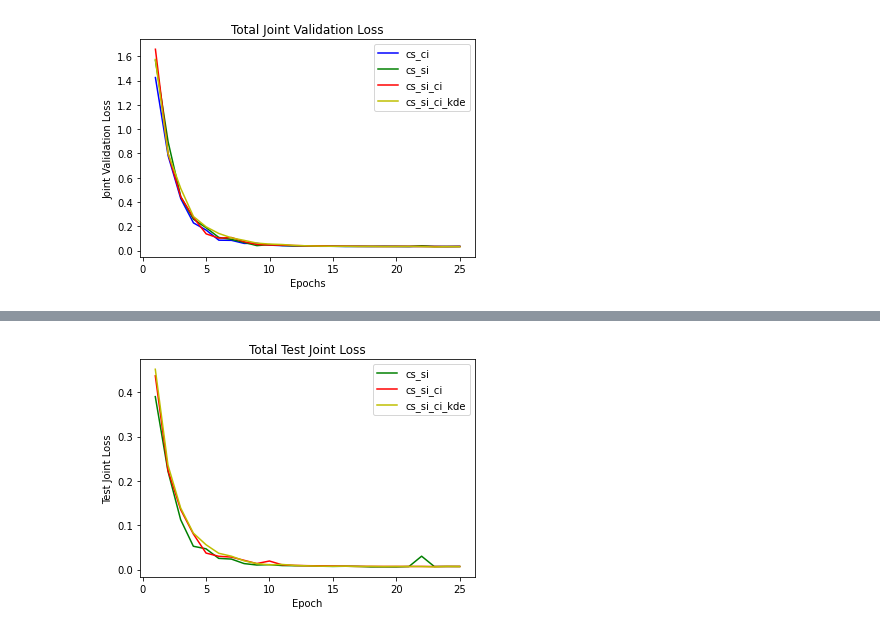
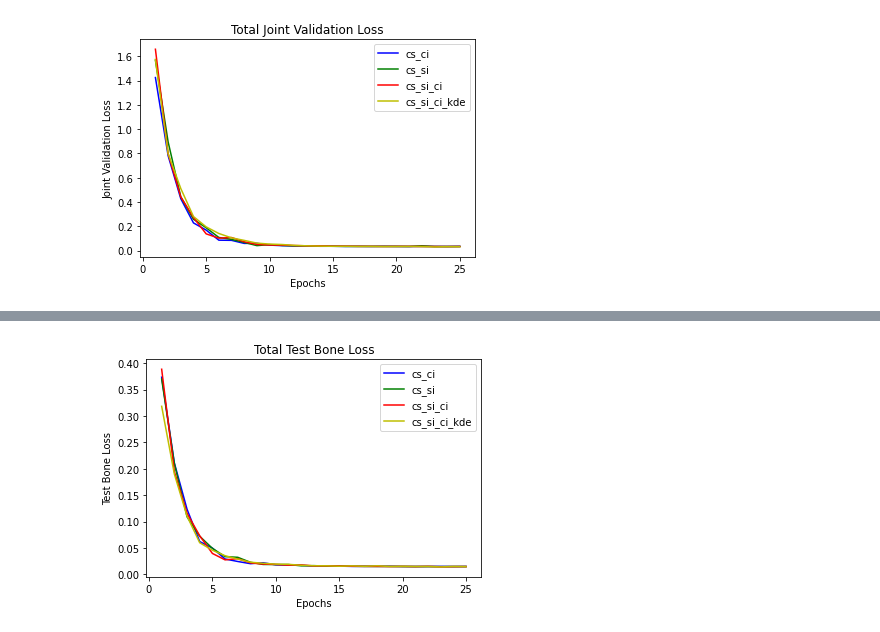
Before and after one commit to Bhaikko/AnimSkelVolNet, a Jupyter notebook: graphs/graphs.ipynb, the cells around one changed output, grey strips where cells are left out. Cells and saved outputs as stored; diff of their text form; code cells hidden in the pictures.

```diff
--- a/graphs/graphs.ipynb
+++ b/graphs/graphs.ipynb
@@ -124,17 +78,11 @@ y3 = [0.45183469653129577, 0.23536817003041505, 0.1389786582440138, 0.0822304952
-# %%
-plt.plot(x, y1, 'g', label='cs_si')
-plt.plot(x, y2, 'r', label='cs_si_ci')
-plt.plot(x, y3, 'y', label='cs_si_ci_kde')
-plt.title('Total Test Joint Loss')
-plt.xlabel('Epoch')
-plt.ylabel('Test Joint Loss')
-
-plt.legend()
-plt.show()
-# %% [output]
-[figure, removed]
 # %%
-x = [1, 2, 3, 4, 5, 6, 7, 8, 9, 10, 11, 12, 13, 14, 15, 16, 17, 18, 19, 20, 21, 22, 23, 24, 25]
-y1 = [0.369930075481534, 0.20998522229492664, 0.10894725499674678, 0.97206583516672253, 0.049200300592929125, 0.03350288753863424, 0.03221195649821311, 0.02277758202981204, 0.018676980934105813, 0.018499673088081182, 0.018539652228355408, 0.01605058672139421, 0.01644742953358218, 0.01547554663848132, 0.01581505307694897, 0.01527679479913786, 0.015000803989823907, 0.01487633412471041, 0.014939352183137088, 0.014567448885645717, 0.014543993747793138, 0.014661061990773305, 0.01449677455238998, 0.014598005183506757, 0.014592816174263135]
-y2 = [0.3885106921195984, 0.19454017896205186, 0.11557157896459103, 0.07297101151198149, 0.03954544523730874, 0.027365615125745535, 0.02963914256542921, 0.021588100725784896, 0.01936533417319879, 0.018698030163068324, 0.01730753742158413, 0.017795104859396817, 0.015873850253410638, 0.015983497560955583, 0.015785916754975916, 0.015264140639919788, 0.014987109962385147, 0.015017910115920818, 0.014701962440872192, 0.014878348226193338, 0.014609962340909988, 0.014994965691585094, 0.014304721762891858, 0.014563998224912212, 0.01464938725112006]
-y3 = [0.318301697447896, 0.1899081565439701, 0.1103102557361126, 0.059813206735998395, 0.04560519438236952, 0.035243049007840456, 0.028813723172061146, 0.022896222537383437, 0.02088106464361772, 0.019287593441549688, 0.01888822331093252, 0.01713409738149494, 0.01615757056279108, 0.01606902414932847, 0.015353737084660679, 0.015939046163111925, 0.015179464005632326, 0.01607678106520325, 0.01477744741132483, 0.015354989981278776, 0.014928725559730082, 0.014944446139270439, 0.014, 0.014951666025444866, 0.014657292794436217]
+# Total Test Bone Loss
+cs_ci = [0.3734413631260395, 0.21099536903202534, 0.1233713112771511, 0.061958640022203325, 0.04971270044334233, 0.028983005485497416, 0.024293618998490273, 0.020126298535615206, 0.02194958078907803, 0.01792187845567241, 0.017599570099264383, 0.01709990171948448, 0.015583011927083135, 0.015468466468155384, 0.015503000339958817, 0.014941780950175598, 0.015055826853495092, 0.015080949856201186, 0.015115143824368715, 0.015032915805932134, 0.014884169603465124, 0.014861516177188606, 0.01500683455960825, 0.01484671370126307, 0.014945518388412894]
+cs_si = [0.369930075481534, 0.20998522229492664, 0.10894725499674678, 0.07206583516672253, 0.049200300592929125, 0.03350288753863424, 0.03221195649821311, 0.02277758202981204, 0.018676980934105813, 0.018499673088081182, 0.018539652228355408, 0.01605058672139421, 0.01644742953358218, 0.01547554663848132, 0.01581505307694897, 0.01527679479913786, 0.015000803989823907, 0.01487633412471041, 0.014939352183137088, 0.014567448885645717, 0.014543993747793138, 0.014661061990773305, 0.01449677455238998, 0.014598005183506757, 0.014592816174263135]
+cs_si_ci = [0.3885106921195984, 0.19454017896205186, 0.11557157896459103, 0.07297101151198149, 0.03954544523730874, 0.027365615125745535, 0.02963914256542921, 0.021588100725784896, 0.01936533417319879, 0.018698030163068324, 0.01730753742158413, 0.017795104859396817, 0.015873850253410638, 0.015983497560955583, 0.015785916754975916, 0.015264140639919788, 0.014987109962385147, 0.015017910115920818, 0.014701962440872192, 0.014878348226193338, 0.014609962340909988, 0.014994965691585094, 0.014304721762891858, 0.014563998224912212, 0.01464938725112006]
+cs_si_ci_kde = [0.318301697447896, 0.1899081565439701, 0.1103102557361126, 0.059813206735998395, 0.04560519438236952, 0.035243049007840456, 0.028813723172061146, 0.022896222537383437, 0.02088106464361772, 0.019287593441549688, 0.01888822331093252, 0.01713409738149494, 0.01615757056279108, 0.01606902414932847, 0.015353737084660679, 0.015939046163111925, 0.015179464005632326, 0.01607678106520325, 0.01477744741132483, 0.015354989981278776, 0.014928725559730082, 0.014944446139270439, 0.014, 0.014951666025444866, 0.014657292794436217]
+
+
+plot_graph(cs_ci, cs_si, cs_si_ci, cs_si_ci_kde, "Total Test Bone Loss", "Test Bone Loss")
+# %% [output]
+[figure, added]
```
Also changed, not shown: parts of 13 cells of this notebook, 27 other files.
